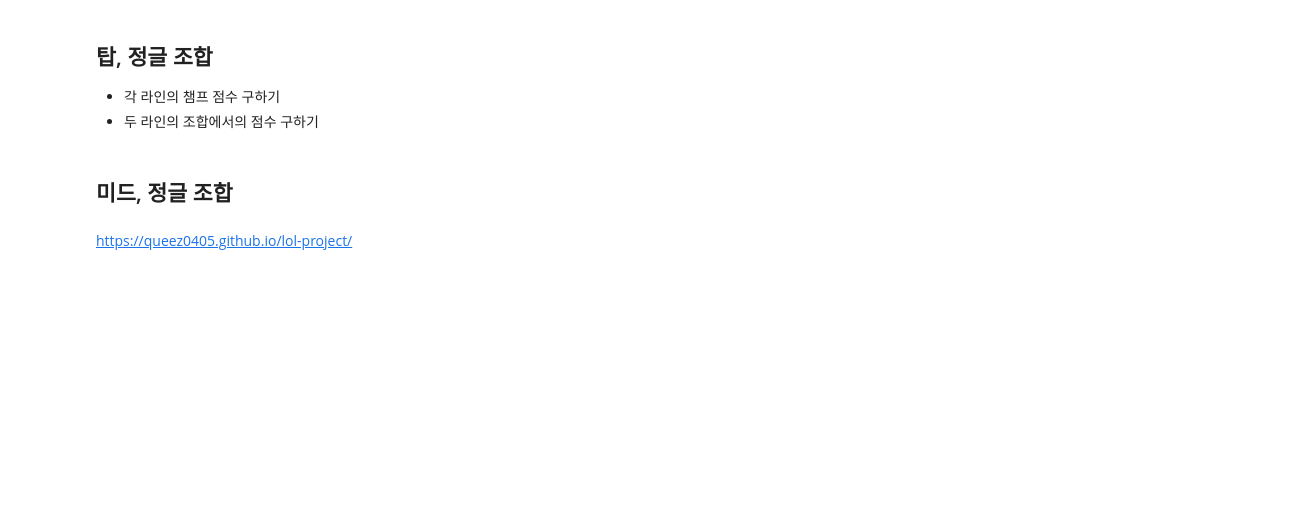
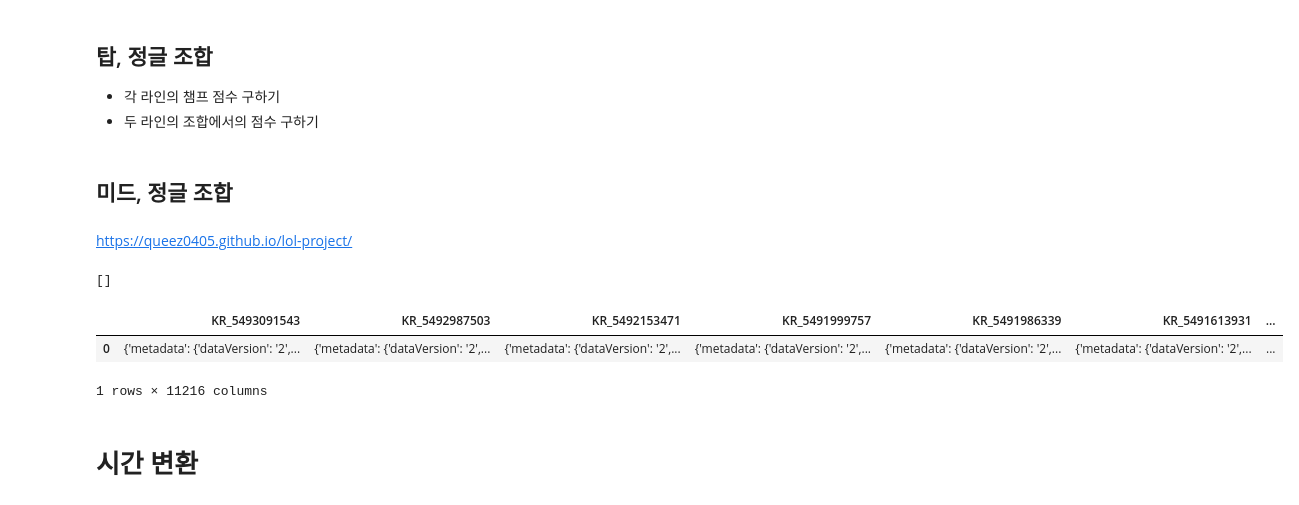
Before and after one commit to orangemush/DataAnalysis, a Jupyter notebook: league_of_legends/jungle_analysis.ipynb, the cells around one changed output. Saved outputs shown, nothing was run; the diff lists cells and outputs as text; code cells hidden in the pictures; blank space fills up the shorter version.

```diff
--- a/league_of_legends/jungle_analysis.ipynb
+++ b/league_of_legends/jungle_analysis.ipynb
@@ -667,0 +369,13 @@ https://queez0405.github.io/lol-project/
+# %%
+# datum[0]["KR_5493091543"][0]["info"]
+datum
+# %% [output]
+[]
+# %%
+datum[0]
+# %% [output]
+|  | KR_5493091543 | KR_5492987503 | KR_5492153471 | KR_5491999757 | KR_5491986339 | KR_5491613931 | ... |
+| 0 | {'metadata': {'dataVersion': '2',... | {'metadata': {'dataVersion': '2',... | {'metadata': {'dataVersion': '2',... | {'metadata': {'dataVersion': '2',... | {'metadata': {'dataVersion': '2',... | {'metadata': {'dataVersion': '2',... | ... |
+1 rows × 11216 columns
+# %% [markdown]
+# 시간 변환
```
Also changed, not shown: parts of 61 cells of this notebook.
